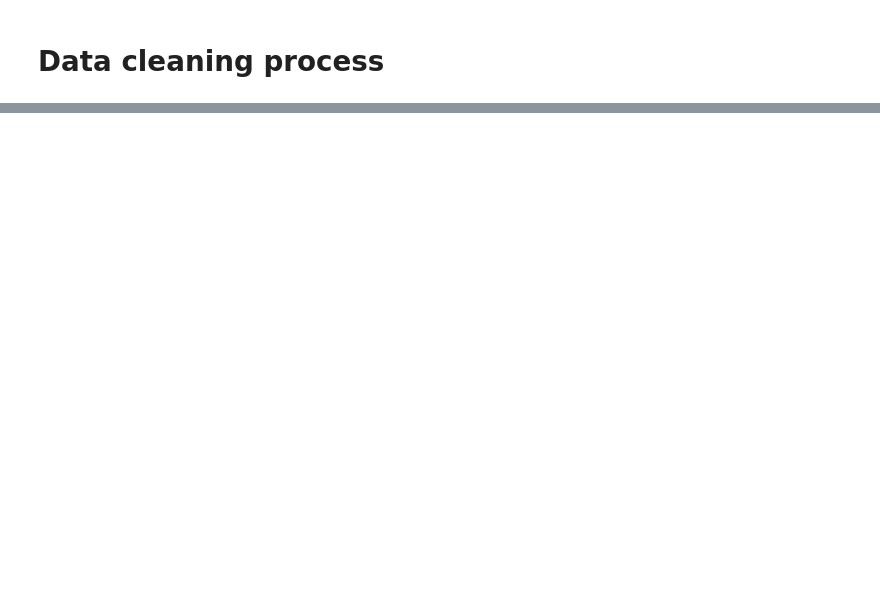
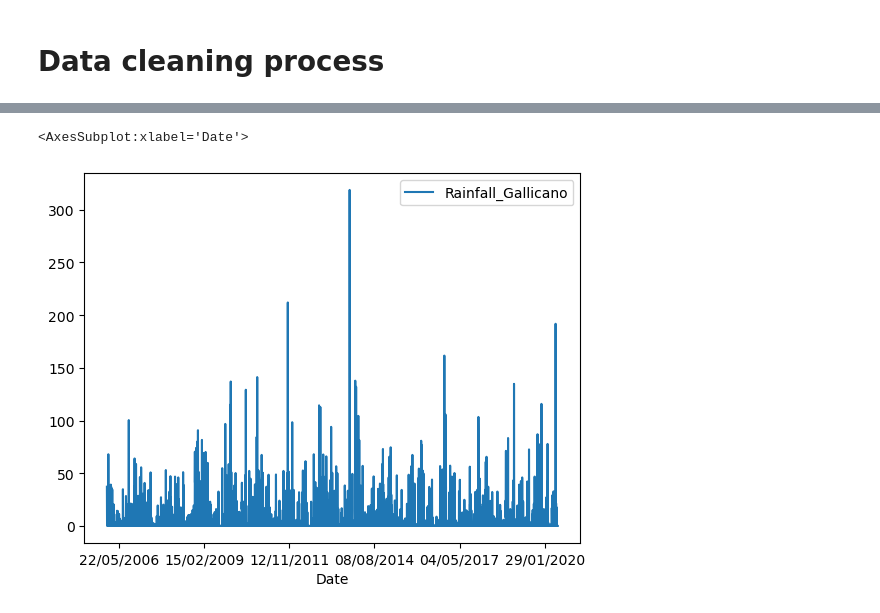
Before and after one commit to safeer-maker/Acea-Water-Prediction, a Jupyter notebook: water prediction.ipynb, the cells around one changed output, grey strips where cells are left out. Cells and saved outputs as stored; diff of their text form; code cells hidden in the pictures; blank space fills up the shorter version.

```diff
--- a/water prediction.ipynb
+++ b/water prediction.ipynb
@@ -25,0 +222,6 @@ spr_madonna_pd    = pd.read_csv('Water_Spring_Madonna_di_Canneto.csv')
+# %%
+
+aq_auser_pd.plot.line(x = 'Date' , y = 'Rainfall_Gallicano' )
+# %% [output]
+<AxesSubplot:xlabel='Date'>
+[figure, added]
```
Also changed, not shown: parts of 11 cells of this notebook.
